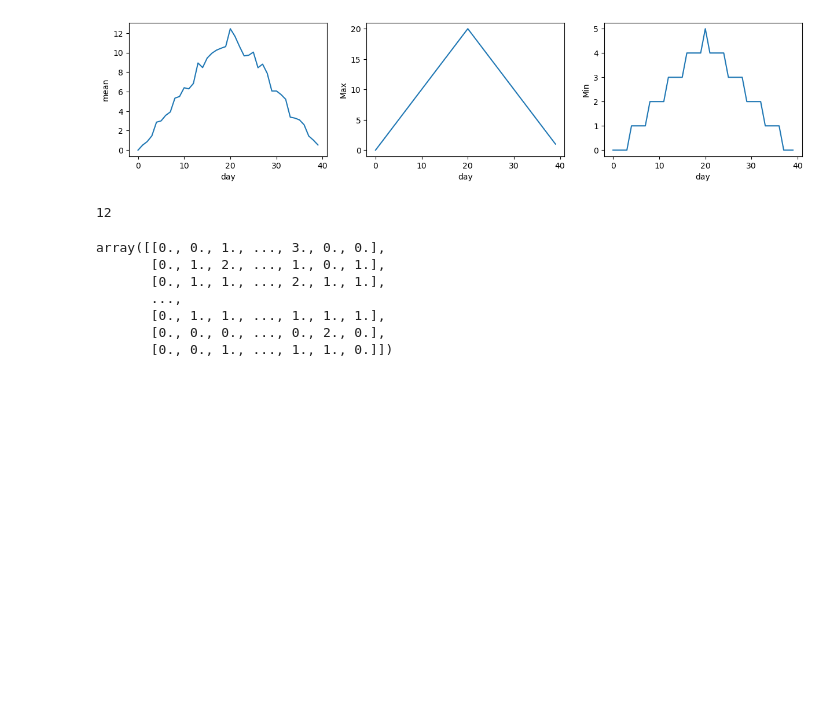
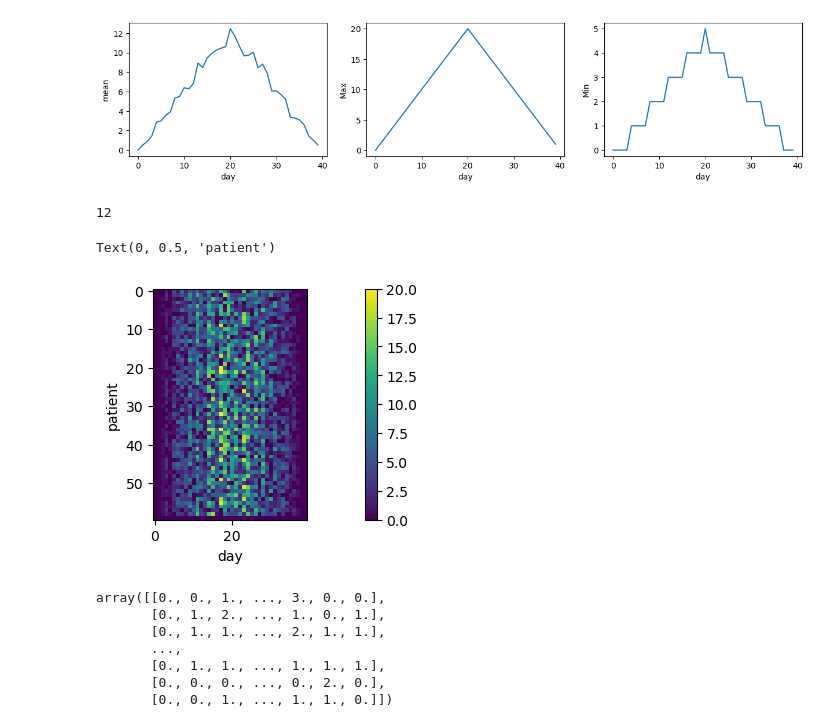
Before and after one commit to 4TUResearchData-Carpentries/software_carpentry_learner, a Jupyter notebook: python/python_day2.ipynb, the cells around one changed output. Cells and saved outputs as stored; diff of their text form; code cells hidden in the pictures; blank space fills up the shorter version.

```diff
--- a/python/python_day2.ipynb
+++ b/python/python_day2.ipynb
@@ -143,9 +143,15 @@ len(data_arrays)
 # %%
 third_dataset=data_arrays[2]
 
 fig=plt.figure(figsize=(15.0,3.0))
 
-plt.imshow(third)
+plt.imshow(third_dataset)
+plt.colorbar()
+plt.xlabel("day")
+plt.ylabel("patient")
+# %% [output]
+Text(0, 0.5, 'patient')
+[figure, added]
 # %%
 data_arrays[0]
 # %% [output]
```
